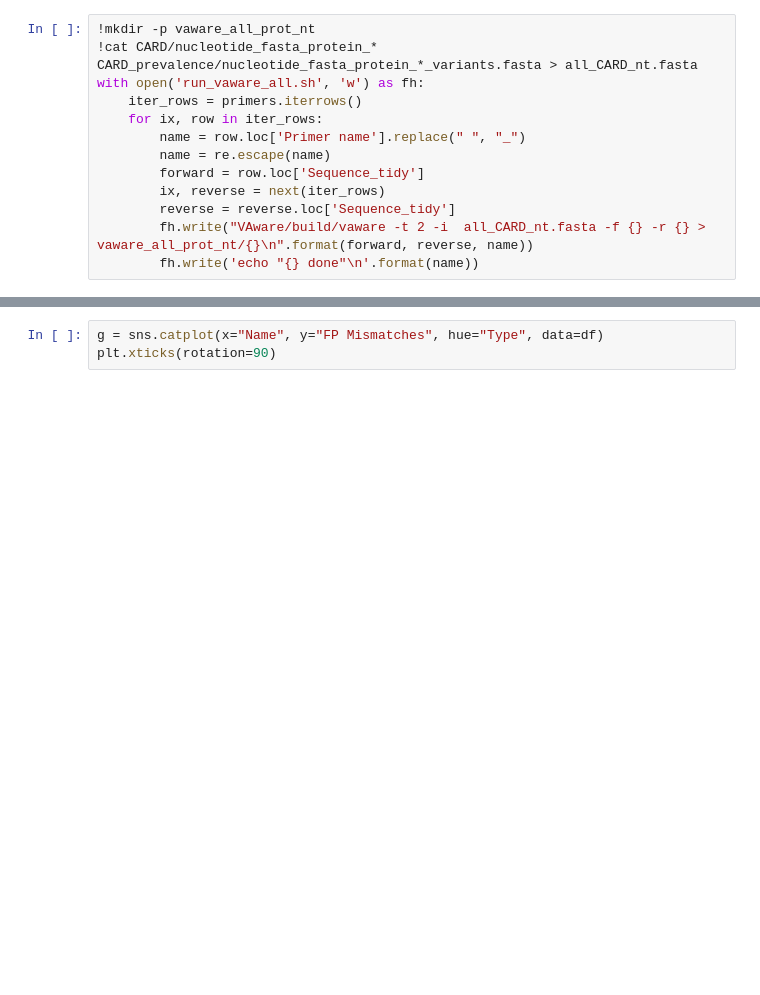
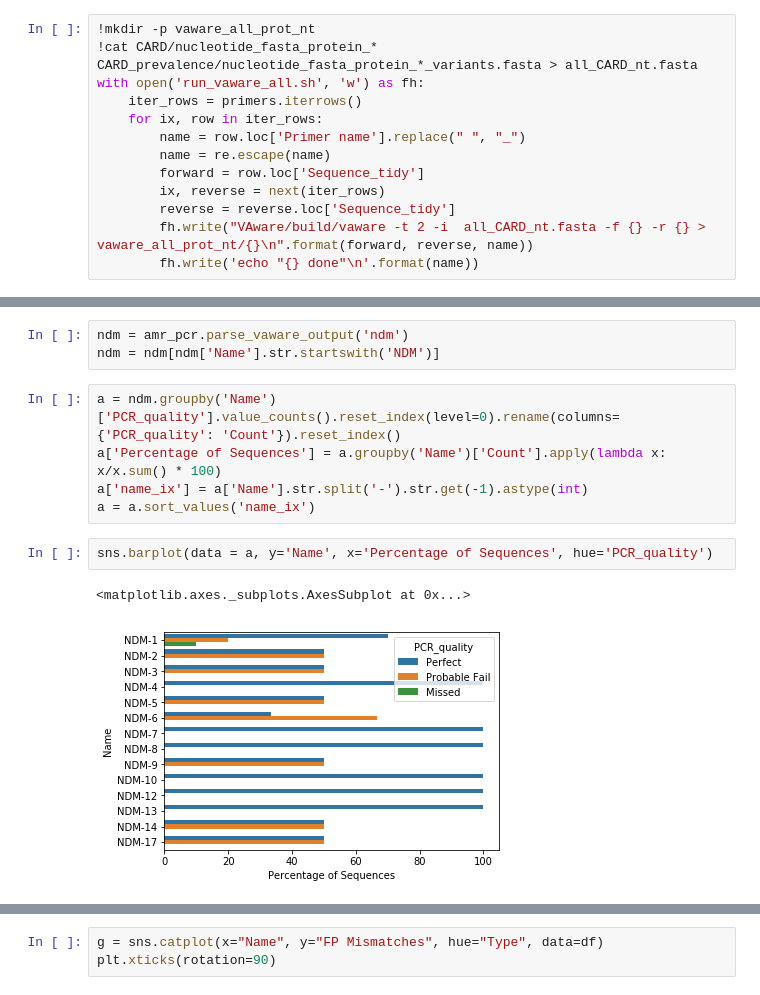
Before and after one commit to fmaguire/AMR_PCR, a Jupyter notebook: AMR PCR.ipynb, the cells around one changed output, grey strips where cells are left out. Drawn from its saved outputs; the diff is of its cells as text; blank space fills up the shorter version.

```diff
--- a/AMR PCR.ipynb
+++ b/AMR PCR.ipynb
@@ -100,0 +72,13 @@ df = df.sort_values('Name', )
+# %%
+ndm = amr_pcr.parse_vaware_output('ndm')
+ndm = ndm[ndm['Name'].str.startswith('NDM')]
+# %%
+a = ndm.groupby('Name')['PCR_quality'].value_counts().reset_index(level=0).rename(columns={'PCR_quality': 'Count'}).reset_index()
+a['Percentage of Sequences'] = a.groupby('Name')['Count'].apply(lambda x: x/x.sum() * 100)
+a['name_ix'] = a['Name'].str.split('-').str.get(-1).astype(int)
+a = a.sort_values('name_ix')
+# %%
+sns.barplot(data = a, y='Name', x='Percentage of Sequences', hue='PCR_quality')
+# %% [output]
+<matplotlib.axes._subplots.AxesSubplot at 0x...>
+[figure, added]
```
Also changed, not shown: parts of 17 cells of this notebook, 2 other files.
